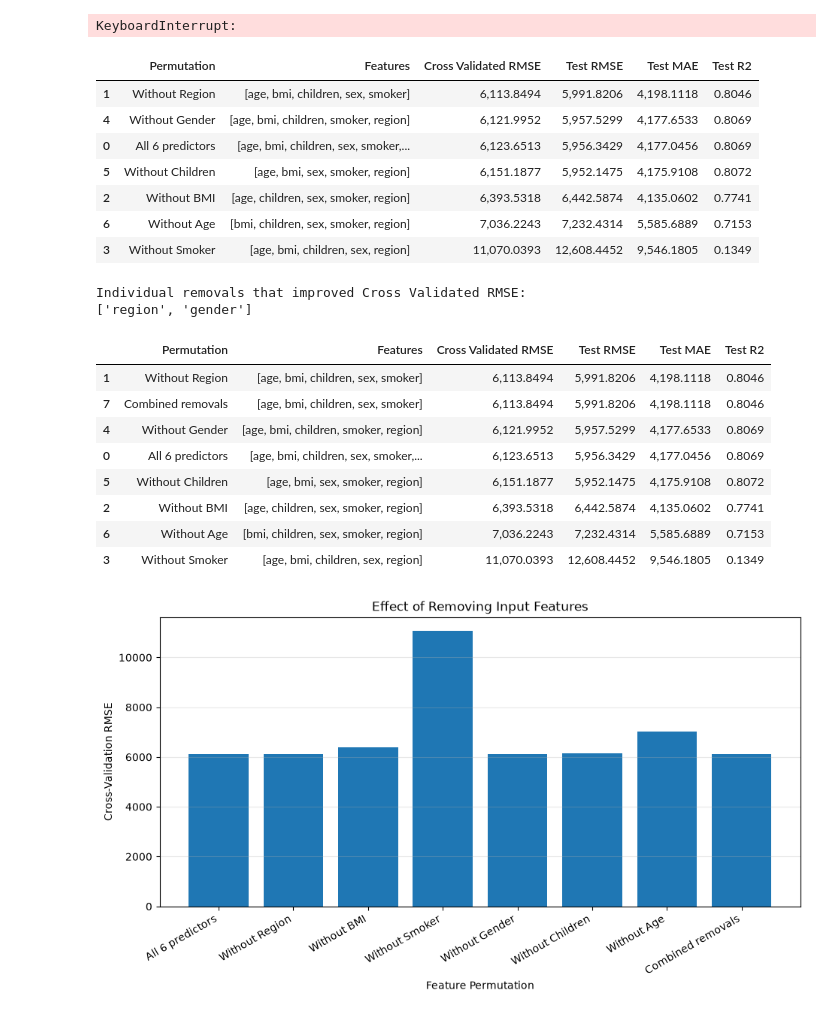
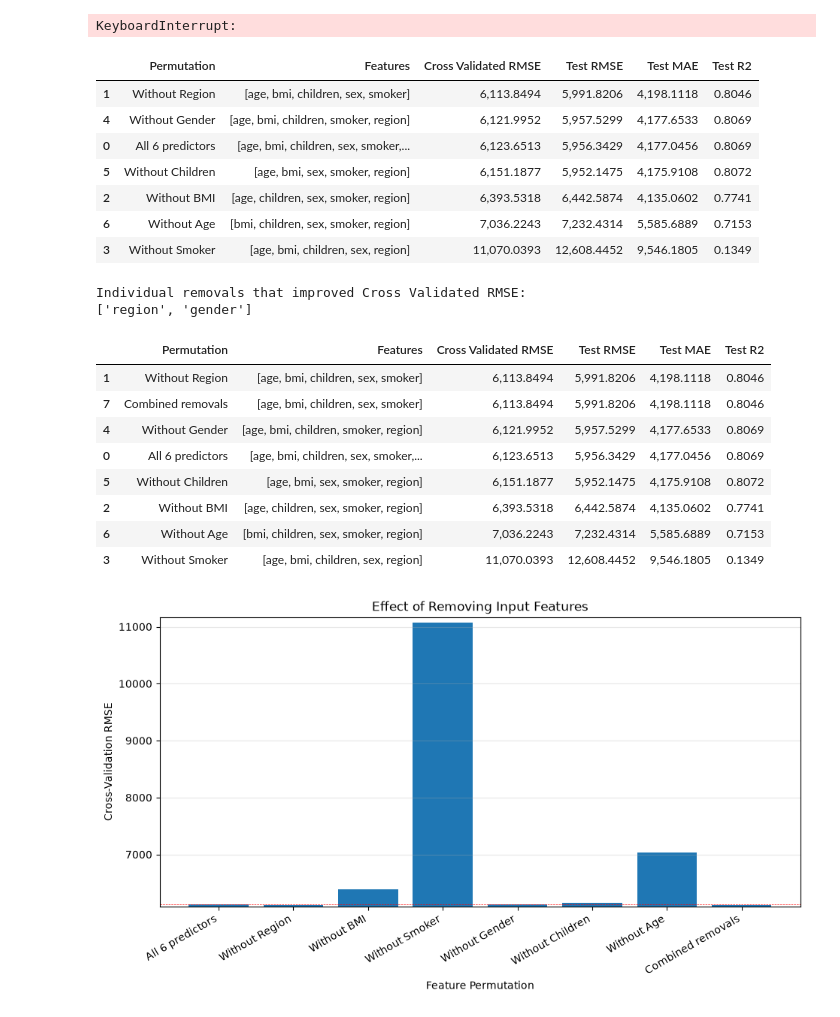
Before and after one commit to FMarkett11/CS412_Medical_Insurance_Predictor_Comparison, a Jupyter notebook: MedInsurance.ipynb, the cells around one changed output. Saved outputs shown, nothing was run; the diff lists cells and outputs as text; code cells hidden in the pictures.

Commit message:
Adjusted bar graph to make it more readable and differences a little more clear

```diff
--- a/MedInsurance.ipynb
+++ b/MedInsurance.ipynb
@@ -888,31 +888,35 @@ plt.figure(figsize=(11, 5))
 plt.bar(featureResults_df["Permutation"],featureResults_df["Cross Validated RMSE"])
 
 plt.ylabel("Cross-Validation RMSE")
 plt.xlabel("Feature Permutation")
 plt.title("Effect of Removing Input Features")
 plt.xticks(rotation=30, ha="right")
 plt.grid(axis="y", alpha=0.3)
+baselineCV = featureResults_df.loc[featureResults_df["Permutation"] == "All 6 predictors","Cross Validated RMSE"].iloc[0]
+plt.axhline(y=baselineCV,color = "red", linestyle="--",linewidth=.5,label=f"All 6 Predictors: {baselineCV:,.2f}")
+lowestCrossVal = featureResults_df["Cross Validated RMSE"].min()
+plt.ylim(lowestCrossVal - 25,featureResults_df["Cross Validated RMSE"].max() + 100)
 plt.show()
 
 featureResults_df.to_csv("results/feature_comparison.csv",index=False)
 # %% [output]
 |  | Permutation | Features | Cross Validated RMSE | Test RMSE | Test MAE | Test R2 |
 | 1 | Without Region | [age, bmi, children, sex, smoker] | 6,113.8494 | 5,991.8206 | 4,198.1118 | 0.8046 |
 | 4 | Without Gender | [age, bmi, children, smoker, region] | 6,121.9952 | 5,957.5299 | 4,177.6533 | 0.8069 |
 | 0 | All 6 predictors | [age, bmi, children, sex, smoker,... | 6,123.6513 | 5,956.3429 | 4,177.0456 | 0.8069 |
 | 5 | Without Children | [age, bmi, sex, smoker, region] | 6,151.1877 | 5,952.1475 | 4,175.9108 | 0.8072 |
 | 2 | Without BMI | [age, children, sex, smoker, region] | 6,393.5318 | 6,442.5874 | 4,135.0602 | 0.7741 |
 | 6 | Without Age | [bmi, children, sex, smoker, region] | 7,036.2243 | 7,232.4314 | 5,585.6889 | 0.7153 |
 | 3 | Without Smoker | [age, bmi, children, sex, region] | 11,070.0393 | 12,608.4452 | 9,546.1805 | 0.1349 |
 Individual removals that improved Cross Validated RMSE:
 ['region', 'gender']
 |  | Permutation | Features | Cross Validated RMSE | Test RMSE | Test MAE | Test R2 |
 | 1 | Without Region | [age, bmi, children, sex, smoker] | 6,113.8494 | 5,991.8206 | 4,198.1118 | 0.8046 |
 | 7 | Combined removals | [age, bmi, children, sex, smoker] | 6,113.8494 | 5,991.8206 | 4,198.1118 | 0.8046 |
 | 4 | Without Gender | [age, bmi, children, smoker, region] | 6,121.9952 | 5,957.5299 | 4,177.6533 | 0.8069 |
 | 0 | All 6 predictors | [age, bmi, children, sex, smoker,... | 6,123.6513 | 5,956.3429 | 4,177.0456 | 0.8069 |
 | 5 | Without Children | [age, bmi, sex, smoker, region] | 6,151.1877 | 5,952.1475 | 4,175.9108 | 0.8072 |
 | 2 | Without BMI | [age, children, sex, smoker, region] | 6,393.5318 | 6,442.5874 | 4,135.0602 | 0.7741 |
 | 6 | Without Age | [bmi, children, sex, smoker, region] | 7,036.2243 | 7,232.4314 | 5,585.6889 | 0.7153 |
 | 3 | Without Smoker | [age, bmi, children, sex, region] | 11,070.0393 | 12,608.4452 | 9,546.1805 | 0.1349 |
-[figure, old version]
+[figure, new version]
```
